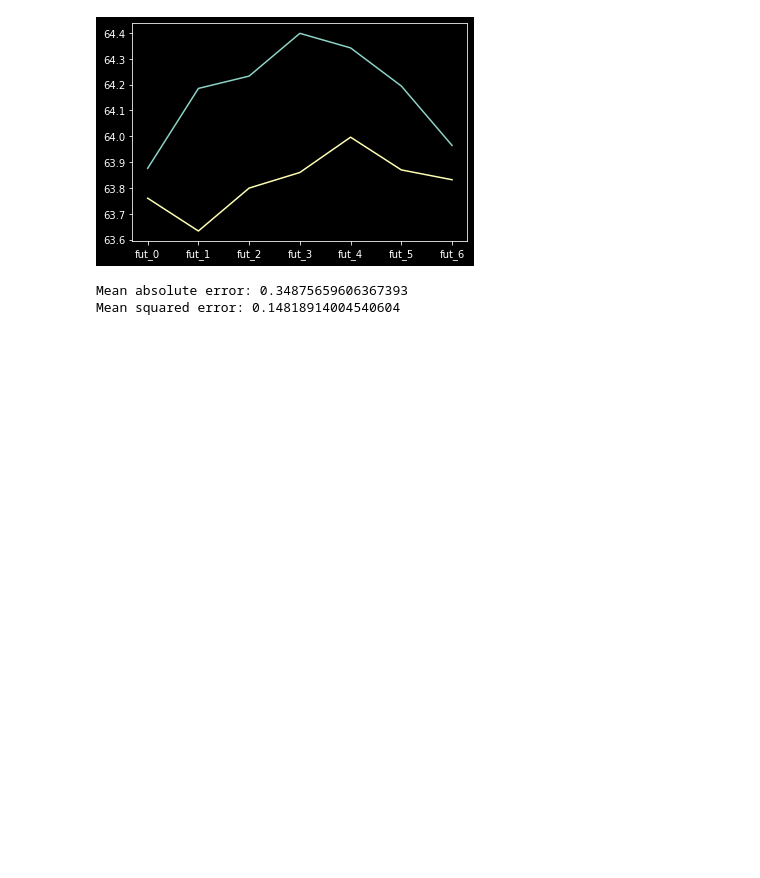
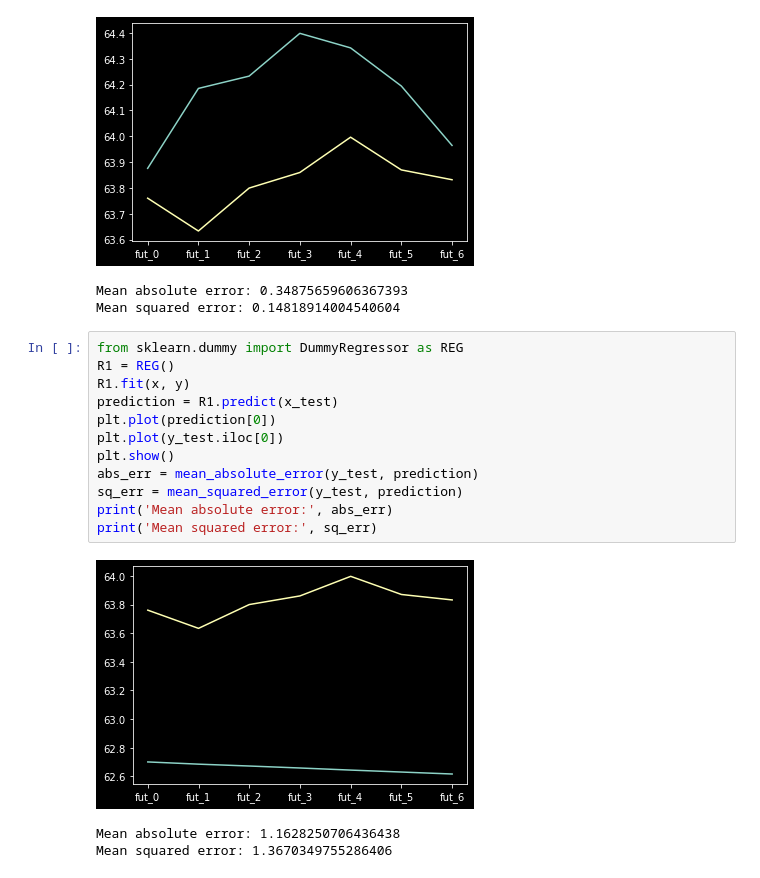
Before and after one commit to 4egod/skillbox_ds_hw, a Jupyter notebook: hw.ipynb, the cells around one changed output. Cells and saved outputs as stored; diff of their text form; blank space fills up the shorter version.

```diff
--- a/hw.ipynb
+++ b/hw.ipynb
@@ -145,3 +145,19 @@ print('Mean squared error:', sq_err)
 [figure]
 Mean absolute error: 0.34875659606367393
 Mean squared error: 0.14818914004540604
+# %%
+from sklearn.dummy import DummyRegressor as REG
+R1 = REG()
+R1.fit(x, y)
+prediction = R1.predict(x_test)
+plt.plot(prediction[0])
+plt.plot(y_test.iloc[0])
+plt.show()
+abs_err = mean_absolute_error(y_test, prediction)
+sq_err = mean_squared_error(y_test, prediction)
+print('Mean absolute error:', abs_err)
+print('Mean squared error:', sq_err)
+# %% [output]
+[figure, added]
+Mean absolute error: 1.1628250706436438
+Mean squared error: 1.3670349755286406
```
Also changed, not shown: parts of 3 cells of this notebook.
